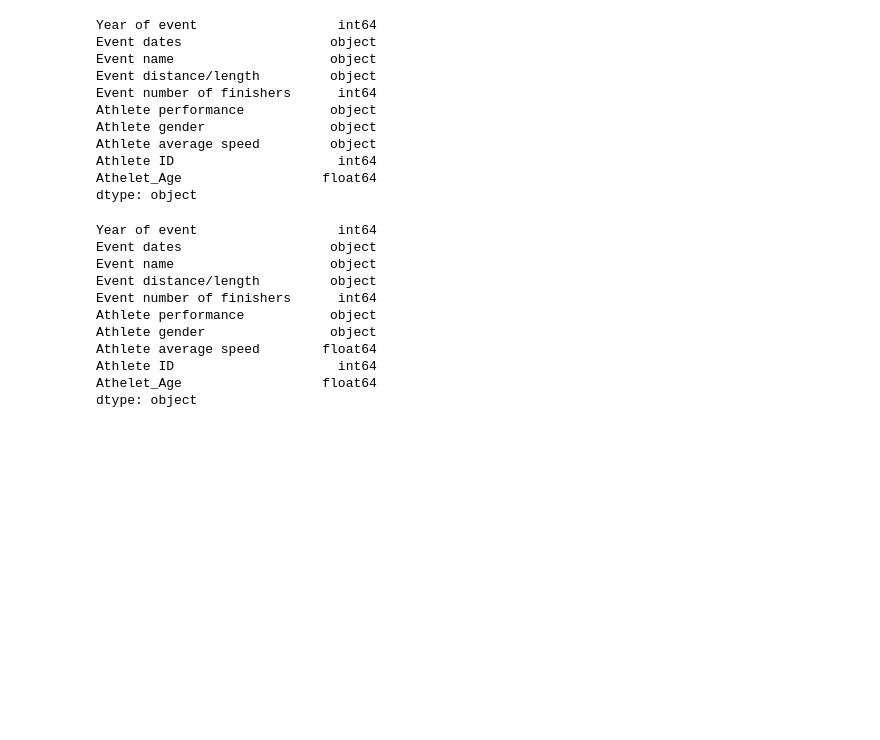
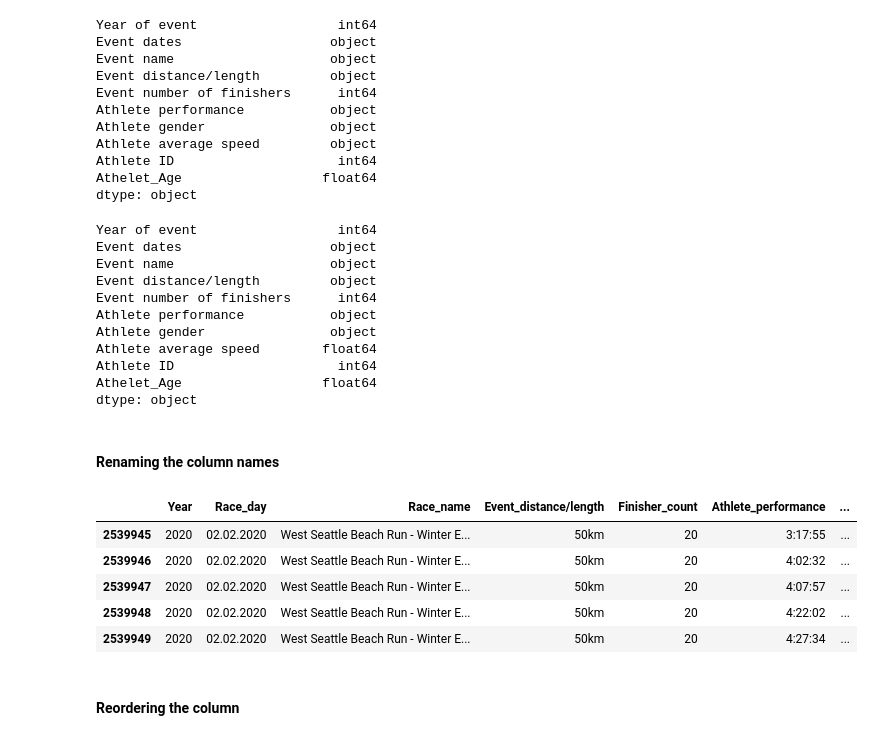
Before and after one commit to Venkatvj95/Explotary_Data_Analysis, a Jupyter notebook: Explotary_Data_Analysis.ipynb, the cells around one changed output. Saved outputs shown, nothing was run; the diff lists cells and outputs as text; code cells hidden in the pictures; blank space fills up the shorter version.

```diff
--- a/Explotary_Data_Analysis.ipynb
+++ b/Explotary_Data_Analysis.ipynb
@@ -296,3 +296,27 @@ Athlete average speed        float64
 Athlete ID                     int64
 Athelet_Age                  float64
 dtype: object
+# %% [markdown]
+#### Renaming the column names
+# %%
+df2 = df2.rename(columns = {'Year of event':'Year',
+                 'Event dates':'Race_day',
+                 'Event name':'Race_name',
+                 'Event distance/length':'Event_distance/length',
+                 'Event number of finishers':'Finisher_count',
+                 'Athlete performance':'Athlete_performance',
+                 'Athlete gender': 'Athlete_gender',
+                 'Athlete average speed':'Athlete_average_speed',
+                 'Athlete ID':'Athlete_ID',
+                 'Athelet_Age':'Athelet_Age'})
+# %%
+df2.head()
+# %% [output]
+|  | Year | Race_day | Race_name | Event_distance/length | Finisher_count | Athlete_performance | ... |
+| 2539945 | 2020 | 02.02.2020 | West Seattle Beach Run - Winter E... | 50km | 20 | 3:17:55 | ... |
+| 2539946 | 2020 | 02.02.2020 | West Seattle Beach Run - Winter E... | 50km | 20 | 4:02:32 | ... |
+| 2539947 | 2020 | 02.02.2020 | West Seattle Beach Run - Winter E... | 50km | 20 | 4:07:57 | ... |
+| 2539948 | 2020 | 02.02.2020 | West Seattle Beach Run - Winter E... | 50km | 20 | 4:22:02 | ... |
+| 2539949 | 2020 | 02.02.2020 | West Seattle Beach Run - Winter E... | 50km | 20 | 4:27:34 | ... |
+# %% [markdown]
+#### Reordering the column
```
Also changed, not shown: parts of 4 cells of this notebook.
